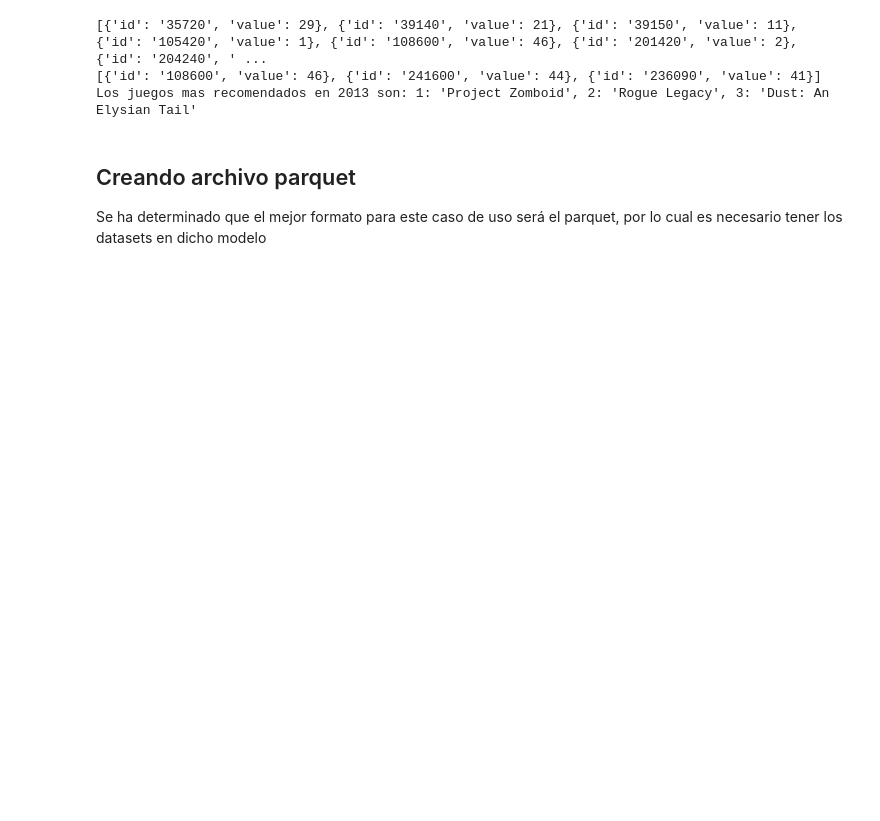
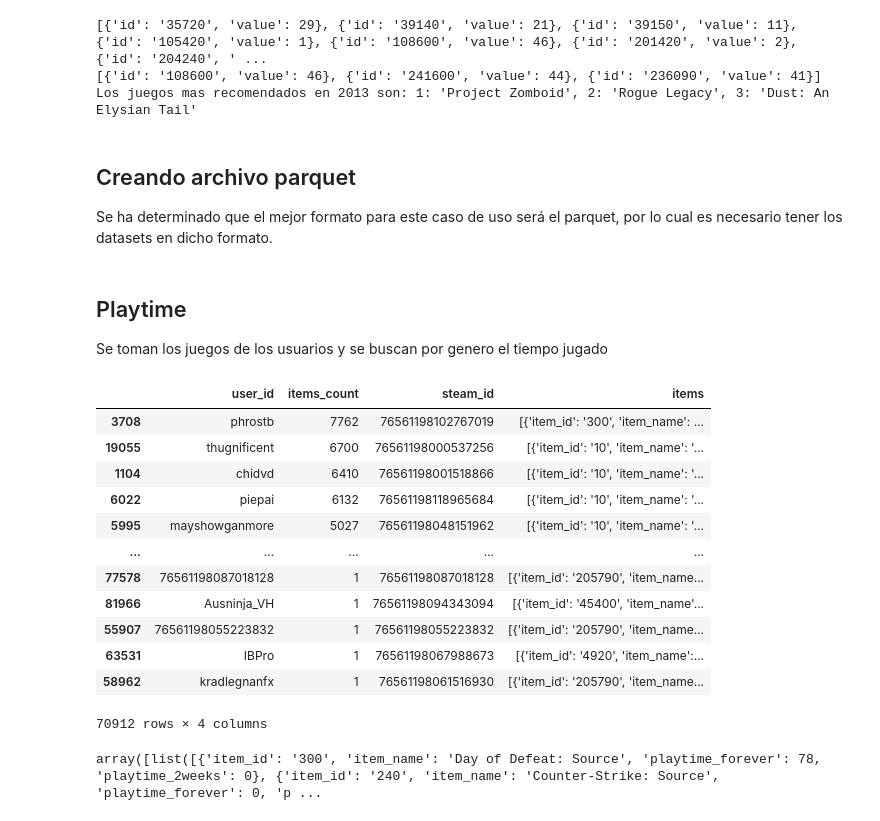
Before and after one commit to jaraycode/steam_games_mlops, a Jupyter notebook: ETL.ipynb, the cells around one changed output. Cells and saved outputs as stored; diff of their text form; code cells hidden in the pictures; blank space fills up the shorter version.

Commit message:
STATUS: extracción sobre los datos de los juegos que posee cada usuario están siendo analizados. Por otro lado, se puede consumir la API en tres endpoints, que ya tienen sus respectivos datasets

```diff
--- a/ETL.ipynb
+++ b/ETL.ipynb
@@ -249,6 +260,6 @@ games = games.drop(columns=['genres'])
 # %% [markdown]
 ## Creando archivo parquet
-Se ha determinado que el mejor formato para este caso de uso será el parquet, por lo cual es necesario tener los datasets en dicho modelo
+Se ha determinado que el mejor formato para este caso de uso será el parquet, por lo cual es necesario tener los datasets en dicho formato.
 # %%
 import pyarrow as pa
 from pyarrow import Table
@@ -264,9 +275,30 @@ table_reviews = Table.from_pandas(reviews_individual, schema=reviews_schema)
 
 pq.write_table(table_games, 'DatasetFinal/games.parquet')
 pq.write_table(table_reviews, 'DatasetFinal/reviews.parquet')
+# %% [markdown]
+## Playtime
+Se toman los juegos de los usuarios y se buscan por genero el tiempo jugado
 # %%
 with open('Dataset/users_items.json', 'r', encoding='utf-8') as file:
     rows = [literal_eval(row) for row in file.readlines()]
 items = pd.DataFrame(rows)
+items = items.drop(columns=['user_url'])
+items = items[items['items_count'] != 0]
+items = items.sort_values(by='items_count',ascending=False)
+items = items.drop_duplicates(subset=['steam_id','user_id'])
 items
 # Eliminar todos los usuarios que no tengan juegos
+# %% [output]
+|  | user_id | items_count | steam_id | items |
+| 3708 | phrostb | 7762 | 76561198102767019 | [{'item_id': '300', 'item_name': ... |
+| 19055 | thugnificent | 6700 | 76561198000537256 | [{'item_id': '10', 'item_name': '... |
+| 1104 | chidvd | 6410 | 76561198001518866 | [{'item_id': '10', 'item_name': '... |
+| 6022 | piepai | 6132 | 76561198118965684 | [{'item_id': '10', 'item_name': '... |
+| 5995 | mayshowganmore | 5027 | 76561198048151962 | [{'item_id': '10', 'item_name': '... |
+| ... | ... | ... | ... | ... |
+| 77578 | 76561198087018128 | 1 | 76561198087018128 | [{'item_id': '205790', 'item_name... |
+| 81966 | Ausninja_VH | 1 | 76561198094343094 | [{'item_id': '45400', 'item_name'... |
+| 55907 | 76561198055223832 | 1 | 76561198055223832 | [{'item_id': '205790', 'item_name... |
+| 63531 | IBPro | 1 | 76561198067988673 | [{'item_id': '4920', 'item_name':... |
+| 58962 | kradlegnanfx | 1 | 76561198061516930 | [{'item_id': '205790', 'item_name... |
+70912 rows × 4 columns
@@ -276,2 +305,4 @@ items
 # %%
-items['items'][0]
+items['items'].head(1).values
+# %% [output]
+array([list([{'item_id': '300', 'item_name': 'Day of Defeat: Source', 'playtime_forever': 78, 'playtime_2weeks': 0}, {'item_id': '240', 'item_name': 'Counter-Strike: Source', 'playtime_forever': 0, 'p ...
```
Also changed, not shown: parts of 19 cells of this notebook, 1 other file.
